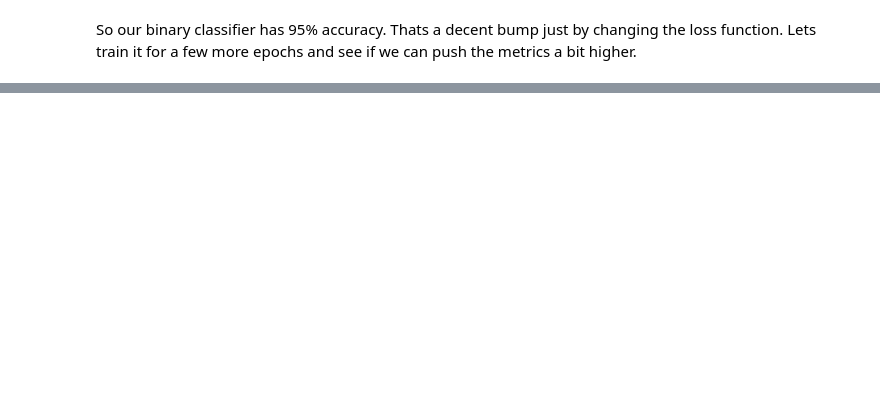
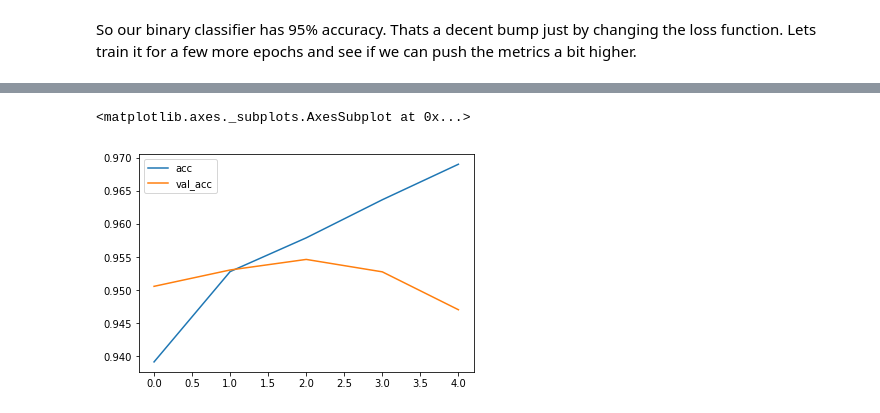
Before and after one commit to BenDavidAaron/toxic-commentary, a Jupyter notebook: model-development/embedding-model.ipynb, the cells around one changed output, grey strips where cells are left out. Drawn from its saved outputs; the diff is of its cells as text; code cells hidden in the pictures; blank space fills up the shorter version.

```diff
--- a/model-development/embedding-model.ipynb
+++ b/model-development/embedding-model.ipynb
@@ -279,0 +321,5 @@ That's all the models, I'm probably going to retrain them and collect perfomance
+# %%
+bin_hist[['acc','val_acc']].plot()
+# %% [output]
+<matplotlib.axes._subplots.AxesSubplot at 0x...>
+[figure, added]
```
Also changed, not shown: parts of 17 cells of this notebook, 2 other files.
